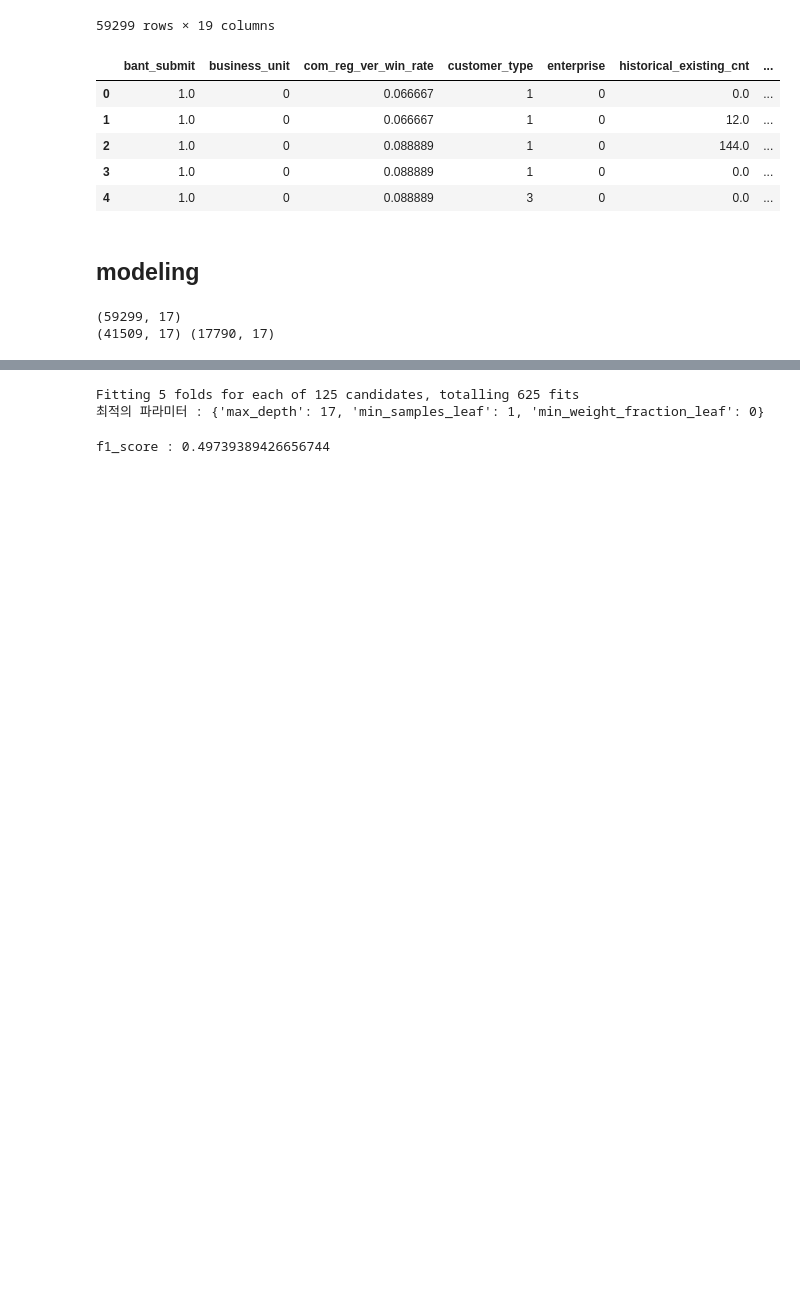
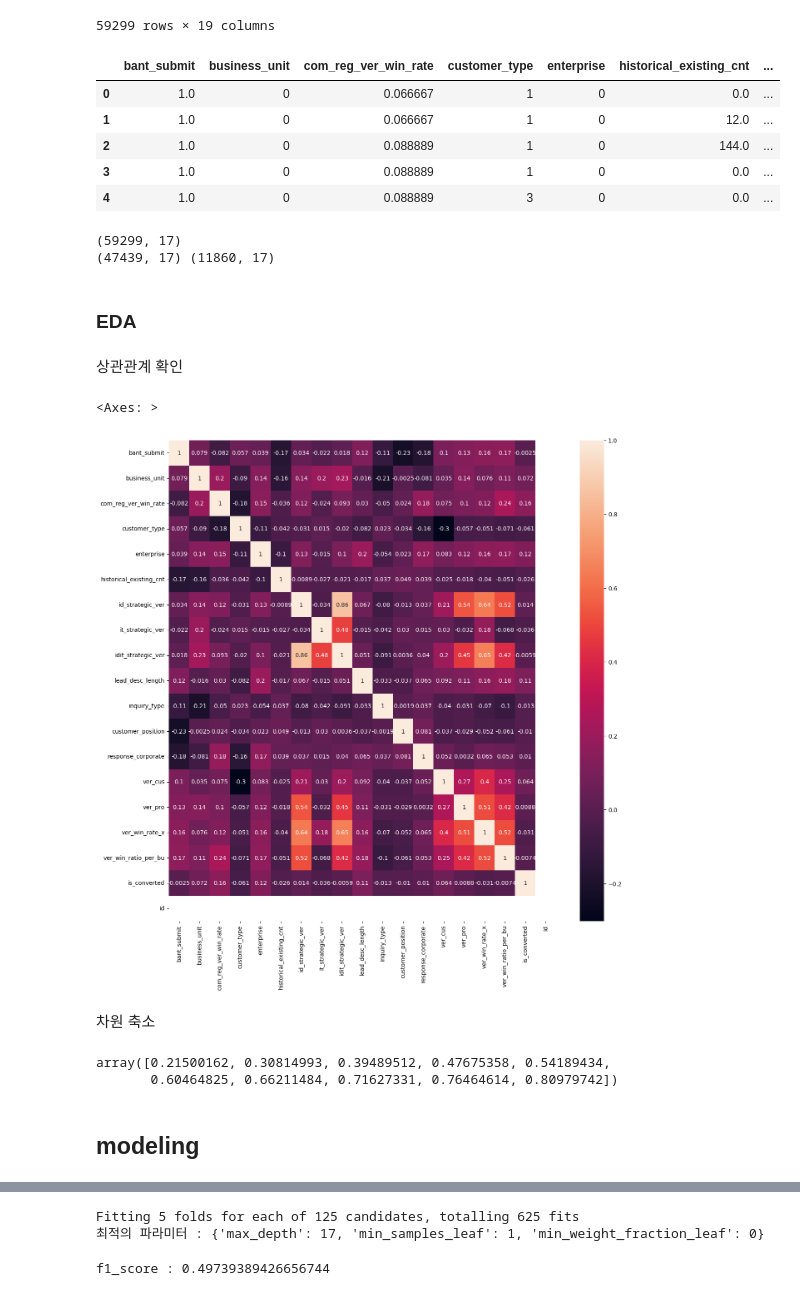
Before and after one commit to Junoflows/LG_Aimers_phase2, a Jupyter notebook: train+submission.ipynb, the cells around one changed output, grey strips where cells are left out. Cells and saved outputs as stored; diff of their text form; code cells hidden in the pictures; blank space fills up the shorter version.

Commit message:
modeling

```diff
--- a/train+submission.ipynb
+++ b/train+submission.ipynb
@@ -238,3 +241,46 @@ df_train.head()
 | 2 | 1.0 | 0 | 0.088889 | 1 | 0 | 144.0 | ... |
 | 3 | 1.0 | 0 | 0.088889 | 1 | 0 | 0.0 | ... |
 | 4 | 1.0 | 0 | 0.088889 | 3 | 0 | 0.0 | ... |
+# %%
+X = df_train.drop(columns = ['is_converted', 'id'])
+X_test = df_test.drop(columns = ['is_converted', 'id'])
+y = df_train['is_converted']
+
+print(X.shape)
+from sklearn.model_selection import train_test_split
+X_train, X_val, y_train, y_val = train_test_split(X, y, test_size= 0.2, stratify = y)
+print(X_train.shape, X_val.shape)
+# %% [output]
+(59299, 17)
+(47439, 17) (11860, 17)
+# %% [markdown]
+### EDA
+# %% [markdown]
+상관관계 확인
+# %%
+import seaborn as sns
+import matplotlib.pyplot as plt
+cor_matrix = df_train.corr(method='pearson')
+plt.figure(figsize = (15, 15))
+sns.heatmap(cor_matrix, annot=True)
+# %% [output]
+<Axes: >
+[figure, added]
+# %% [markdown]
+차원 축소
+# %%
+# PCA
+from sklearn.preprocessing import StandardScaler
+from sklearn.decomposition import PCA
+
+scaler = StandardScaler()
+X_scaled_train = scaler.fit_transform(X_train)
+
+pca = PCA(n_components=17)
+X_train_pca = pca.fit(X_scaled_train)
+
+explain_var = pca.explained_variance_ratio_
+explain_var[:10].cumsum() # 주성분 수를 10개로 한다
+# %% [output]
+array([0.21500162, 0.30814993, 0.39489512, 0.47675358, 0.54189434,
+       0.60464825, 0.66211484, 0.71627331, 0.76464614, 0.80979742])
@@ -241,14 +291,2 @@ df_train.head()
 # %% [markdown]
 ## modeling
-# %%
-X = df_train.drop(columns = ['is_converted', 'id'])
-X_test = df_test.drop(columns = ['is_converted', 'id'])
-y = df_train['is_converted']
-
-print(X.shape)
-from sklearn.model_selection import train_test_split
-X_train, X_val, y_train, y_val = train_test_split(X, y, test_size= 0.3, stratify = y)
-print(X_train.shape, X_val.shape)
-# %% [output]
-(59299, 17)
-(41509, 17) (17790, 17)
```
Also changed, not shown: parts of 17 cells of this notebook, 2 other files.
